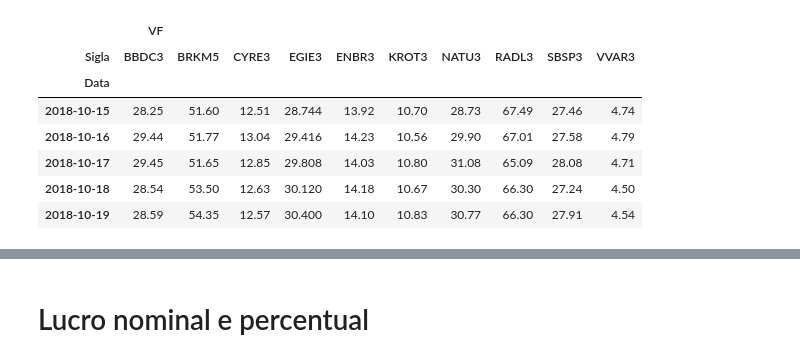
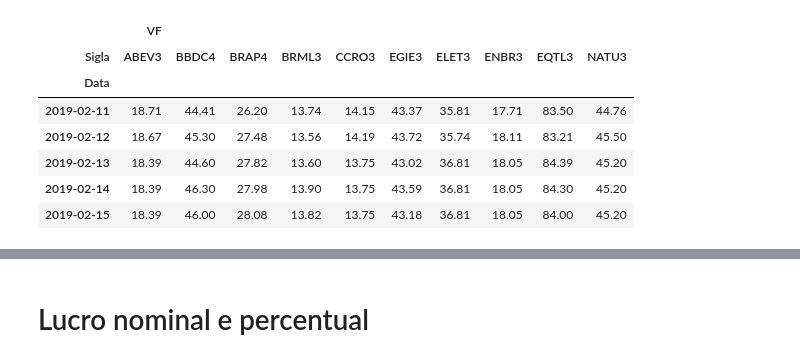
Before and after one commit to mateusquaresma/portfolio-manager, a Jupyter notebook: Visualizador do Moneta.ipynb, the cells around one changed output, grey strips where cells are left out. Saved outputs shown, nothing was run; the diff lists cells and outputs as text; code cells hidden in the pictures.

```diff
--- a/Visualizador do Moneta.ipynb
+++ b/Visualizador do Moneta.ipynb
@@ -10,7 +10,7 @@ query = """
     from company c
     inner join daily_quote dq on c.id = dq.company_id
     where c.label in (
-        'CYRE3', 'BRKM5', 'RADL3', 'VVAR3', 'BBDC3', 'SBSP3', 'KROT3', 'EGIE3', 'ENBR3', 'NATU3')
+         'BBDC4', 'EQTL3', 'BRML3', 'BRAP4', 'EGIE3', 'ELET3', 'ENBR3', 'ABEV3', 'NATU3', 'CCRO3')
     and (now() - dq.event_date) <= interval '3 months'
     order by dq.event_date;"""
 # %%
@@ -27,17 +27,17 @@ raw_df.set_index(['Data', 'Sigla'], inplace=True)
 # %%
 df = (raw_df.unstack()
       .replace({0: np.NaN})
       .fillna(method='ffill'))
-df.head()
+df.tail()
 # %% [output]
 |  | VF |  |  |  |  |  |  |  |  |  |
-| Sigla | BBDC3 | BRKM5 | CYRE3 | EGIE3 | ENBR3 | KROT3 | NATU3 | RADL3 | SBSP3 | VVAR3 |
+| Sigla | ABEV3 | BBDC4 | BRAP4 | BRML3 | CCRO3 | EGIE3 | ELET3 | ENBR3 | EQTL3 | NATU3 |
 | Data |  |  |  |  |  |  |  |  |  |  |
-| 2018-10-15 | 28.25 | 51.60 | 12.51 | 28.744 | 13.92 | 10.70 | 28.73 | 67.49 | 27.46 | 4.74 |
-| 2018-10-16 | 29.44 | 51.77 | 13.04 | 29.416 | 14.23 | 10.56 | 29.90 | 67.01 | 27.58 | 4.79 |
-| 2018-10-17 | 29.45 | 51.65 | 12.85 | 29.808 | 14.03 | 10.80 | 31.08 | 65.09 | 28.08 | 4.71 |
-| 2018-10-18 | 28.54 | 53.50 | 12.63 | 30.120 | 14.18 | 10.67 | 30.30 | 66.30 | 27.24 | 4.50 |
-| 2018-10-19 | 28.59 | 54.35 | 12.57 | 30.400 | 14.10 | 10.83 | 30.77 | 66.30 | 27.91 | 4.54 |
+| 2019-02-11 | 18.71 | 44.41 | 26.20 | 13.74 | 14.15 | 43.37 | 35.81 | 17.71 | 83.50 | 44.76 |
+| 2019-02-12 | 18.67 | 45.30 | 27.48 | 13.56 | 14.19 | 43.72 | 35.74 | 18.11 | 83.21 | 45.50 |
+| 2019-02-13 | 18.39 | 44.60 | 27.82 | 13.60 | 13.75 | 43.02 | 36.81 | 18.05 | 84.39 | 45.20 |
+| 2019-02-14 | 18.39 | 46.30 | 27.98 | 13.90 | 13.75 | 43.59 | 36.81 | 18.05 | 84.30 | 45.20 |
+| 2019-02-15 | 18.39 | 46.00 | 28.08 | 13.82 | 13.75 | 43.18 | 36.81 | 18.05 | 84.00 | 45.20 |
 # %%
 columns = pd.Series(df.columns.levels[1].values)
 # %%
```
Also changed, not shown: parts of 4 cells of this notebook, 1 other file.
